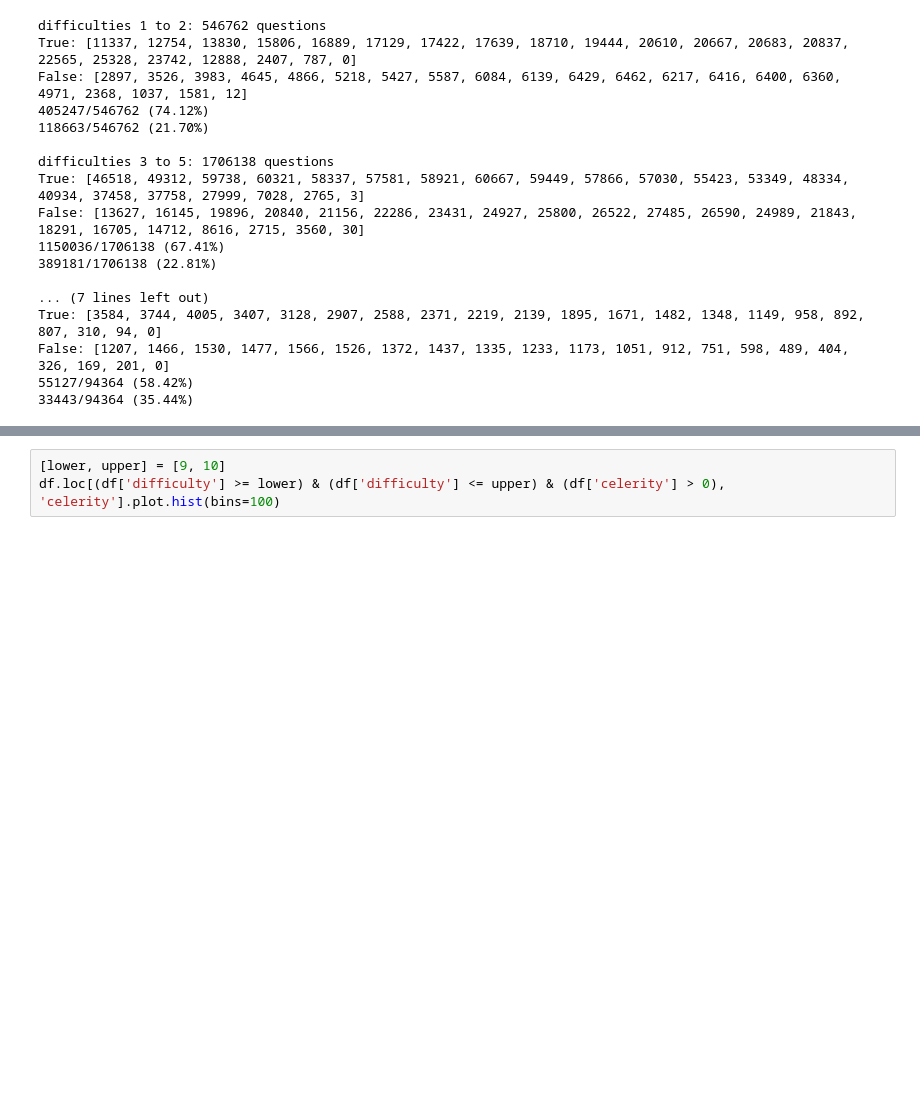
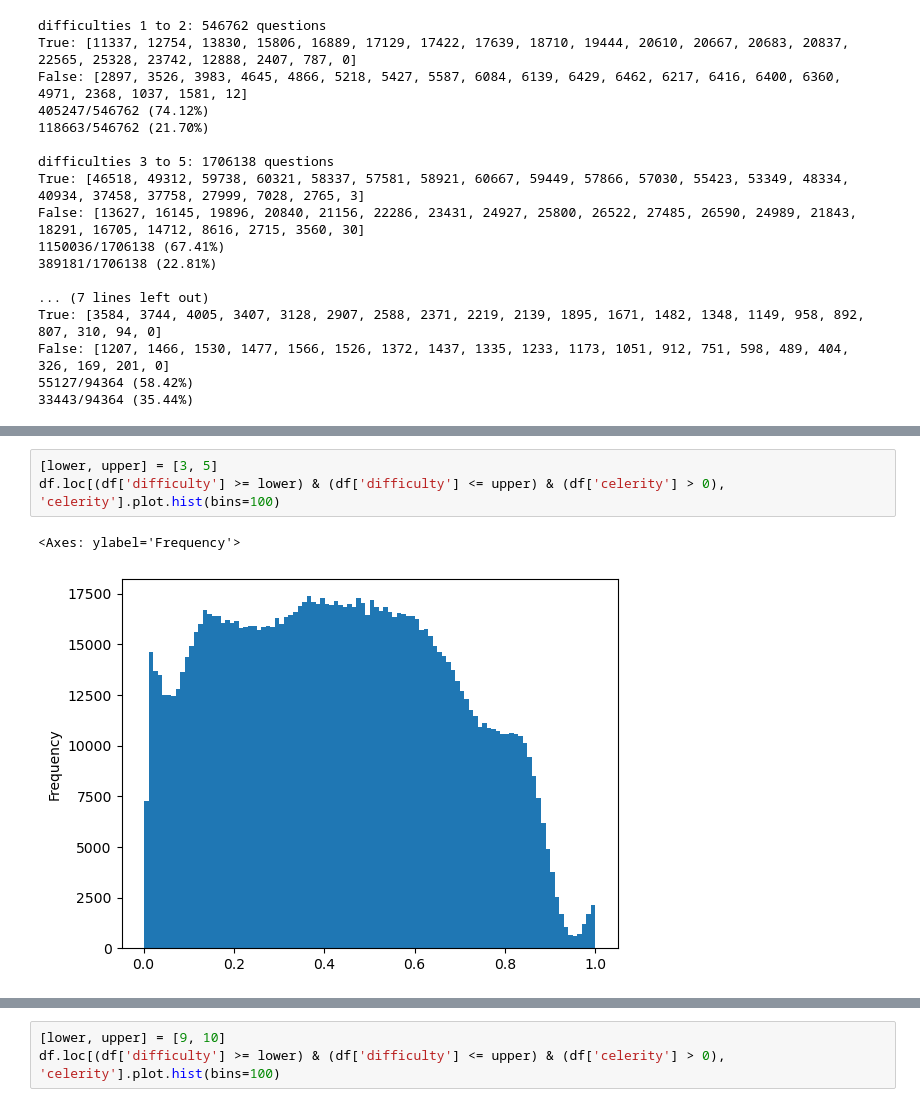
Before and after one commit to qbreader/database, a Jupyter notebook: buzzpoint-analysis/analysis.ipynb, the cells around one changed output, grey strips where cells are left out. Saved outputs shown, nothing was run; the diff lists cells and outputs as text; blank space fills up the shorter version.

```diff
--- a/buzzpoint-analysis/analysis.ipynb
+++ b/buzzpoint-analysis/analysis.ipynb
@@ -72,0 +79,6 @@ False: [1207, 1466, 1530, 1477, 1566, 1526, 1372, 1437, 1335, 1233, 1173, 1051,
+# %%
+[lower, upper] = [3, 5]
+df.loc[(df['difficulty'] >= lower) & (df['difficulty'] <= upper) & (df['celerity'] > 0), 'celerity'].plot.hist(bins=100)
+# %% [output]
+<Axes: ylabel='Frequency'>
+[figure, added]
```
Also changed, not shown: parts of 3 cells of this notebook.
